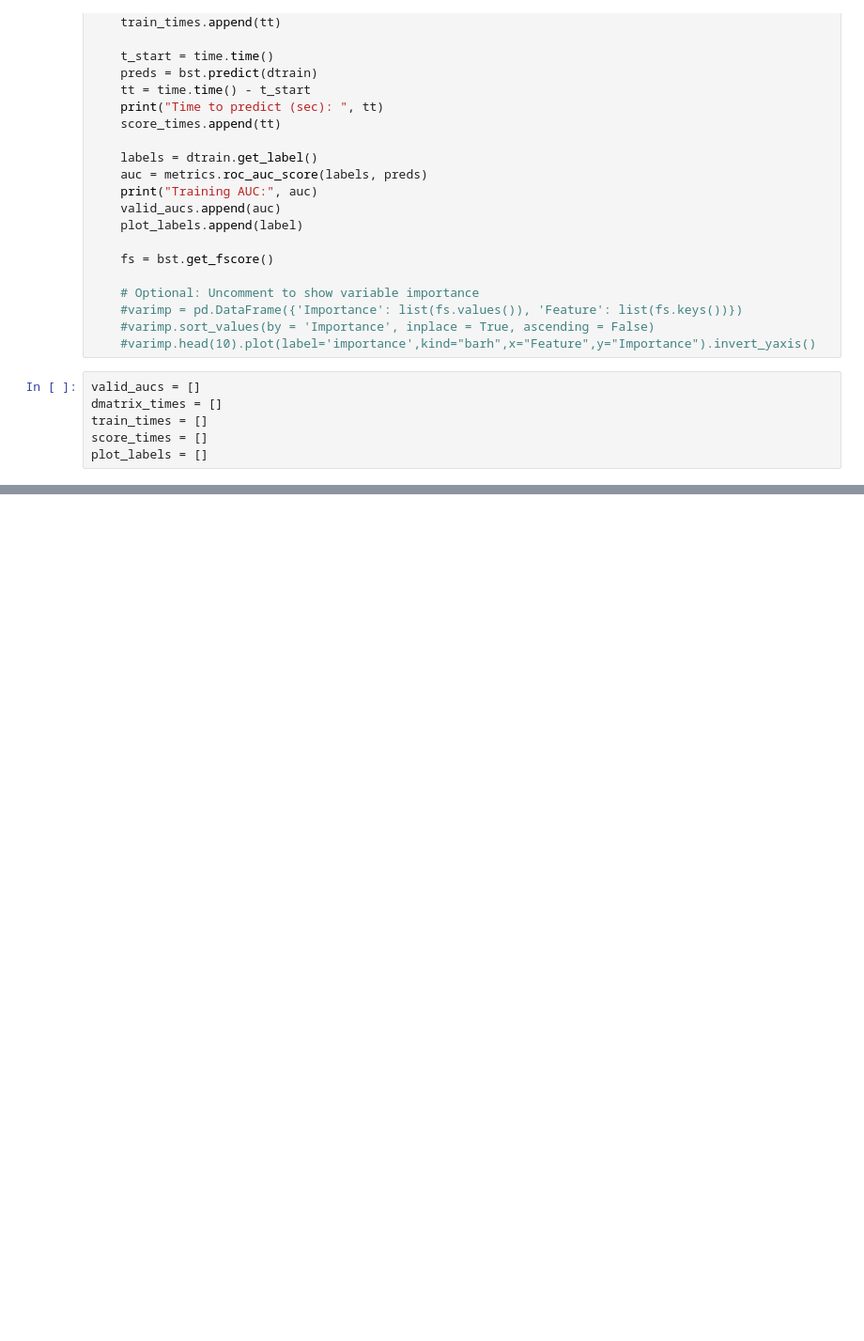
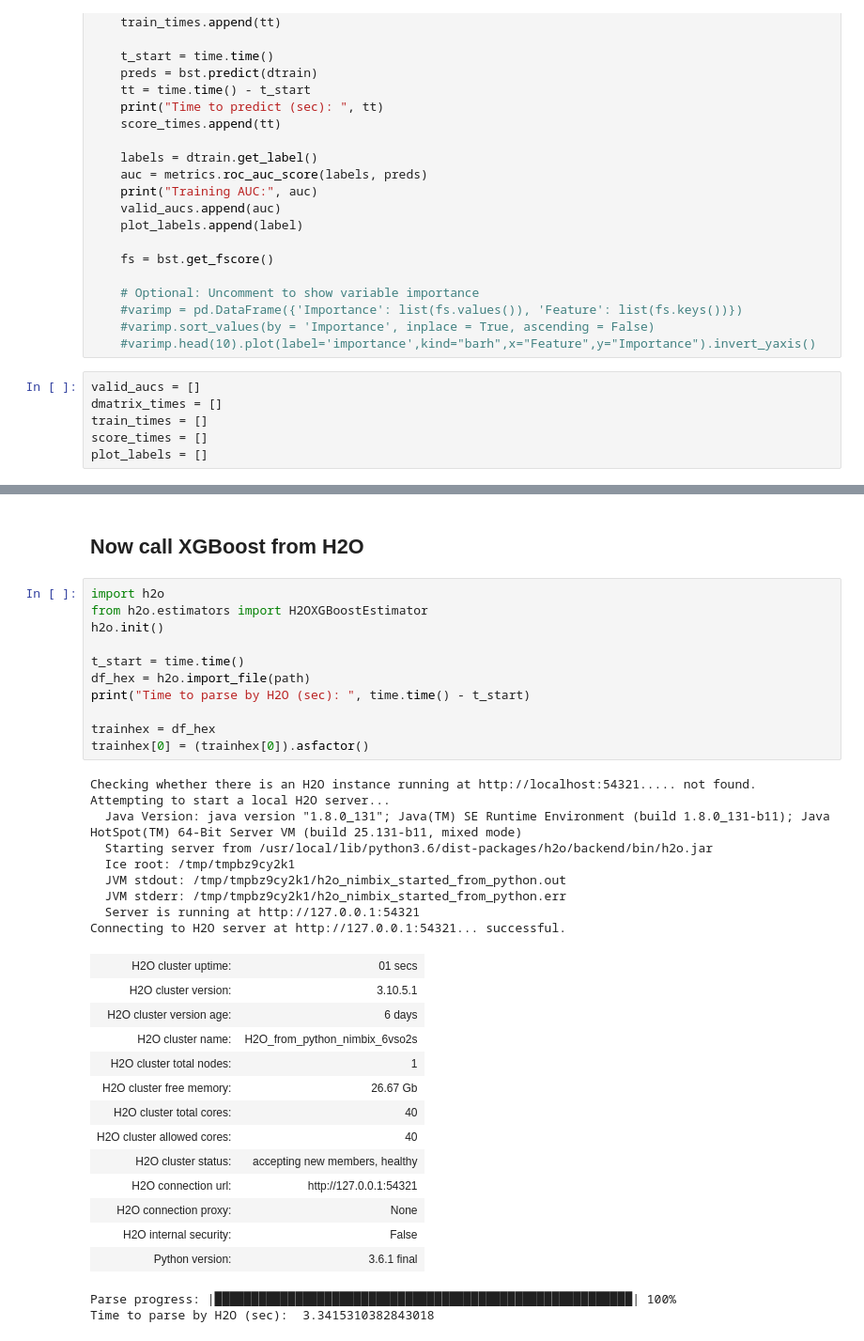
Before and after one commit to h2oai/perf, a Jupyter notebook: xgboost/GPUXGBoost.ipynb, the cells around one changed output, grey strips where cells are left out. Shown: that part at 94% size. Drawn from its saved outputs; the diff is of its cells as text; blank space fills up the shorter version.

```diff
--- a/xgboost/GPUXGBoost.ipynb
+++ b/xgboost/GPUXGBoost.ipynb
@@ -297 +308,39 @@ data.plot(title="training AUC",kind='barh',x='algorithm',y='training AUC',legend
 [figure]
+# %% [markdown]
+## Now call XGBoost from H2O
+# %%
+import h2o
+from h2o.estimators import H2OXGBoostEstimator
+h2o.init()
+
+t_start = time.time()
+df_hex = h2o.import_file(path)
+print("Time to parse by H2O (sec): ", time.time() - t_start)
+
+trainhex = df_hex
+trainhex[0] = (trainhex[0]).asfactor()
+# %% [output]
+Checking whether there is an H2O instance running at http://localhost:54321..... not found.
+Attempting to start a local H2O server...
+  Java Version: java version "1.8.0_131"; Java(TM) SE Runtime Environment (build 1.8.0_131-b11); Java HotSpot(TM) 64-Bit Server VM (build 25.131-b11, mixed mode)
+  Starting server from /usr/local/lib/python3.6/dist-packages/h2o/backend/bin/h2o.jar
+  Ice root: /tmp/tmpbz9cy2k1
+  JVM stdout: /tmp/tmpbz9cy2k1/h2o_nimbix_started_from_python.out
+  JVM stderr: /tmp/tmpbz9cy2k1/h2o_nimbix_started_from_python.err
+  Server is running at http://127.0.0.1:54321
+Connecting to H2O server at http://127.0.0.1:54321... successful.
+| H2O cluster uptime: | 01 secs |
+| H2O cluster version: | 3.10.5.1 |
+| H2O cluster version age: | 6 days |
+| H2O cluster name: | H2O_from_python_nimbix_6vso2s |
+| H2O cluster total nodes: | 1 |
+| H2O cluster free memory: | 26.67 Gb |
+| H2O cluster total cores: | 40 |
+| H2O cluster allowed cores: | 40 |
+| H2O cluster status: | accepting new members, healthy |
+| H2O connection url: | http://127.0.0.1:54321 |
+| H2O connection proxy: | None |
+| H2O internal security: | False |
+| Python version: | 3.6.1 final |
+Parse progress: |█████████████████████████████████████████████████████████| 100%
+Time to parse by H2O (sec):  3.3415310382843018
```
Also changed, not shown: parts of 22 cells of this notebook.
